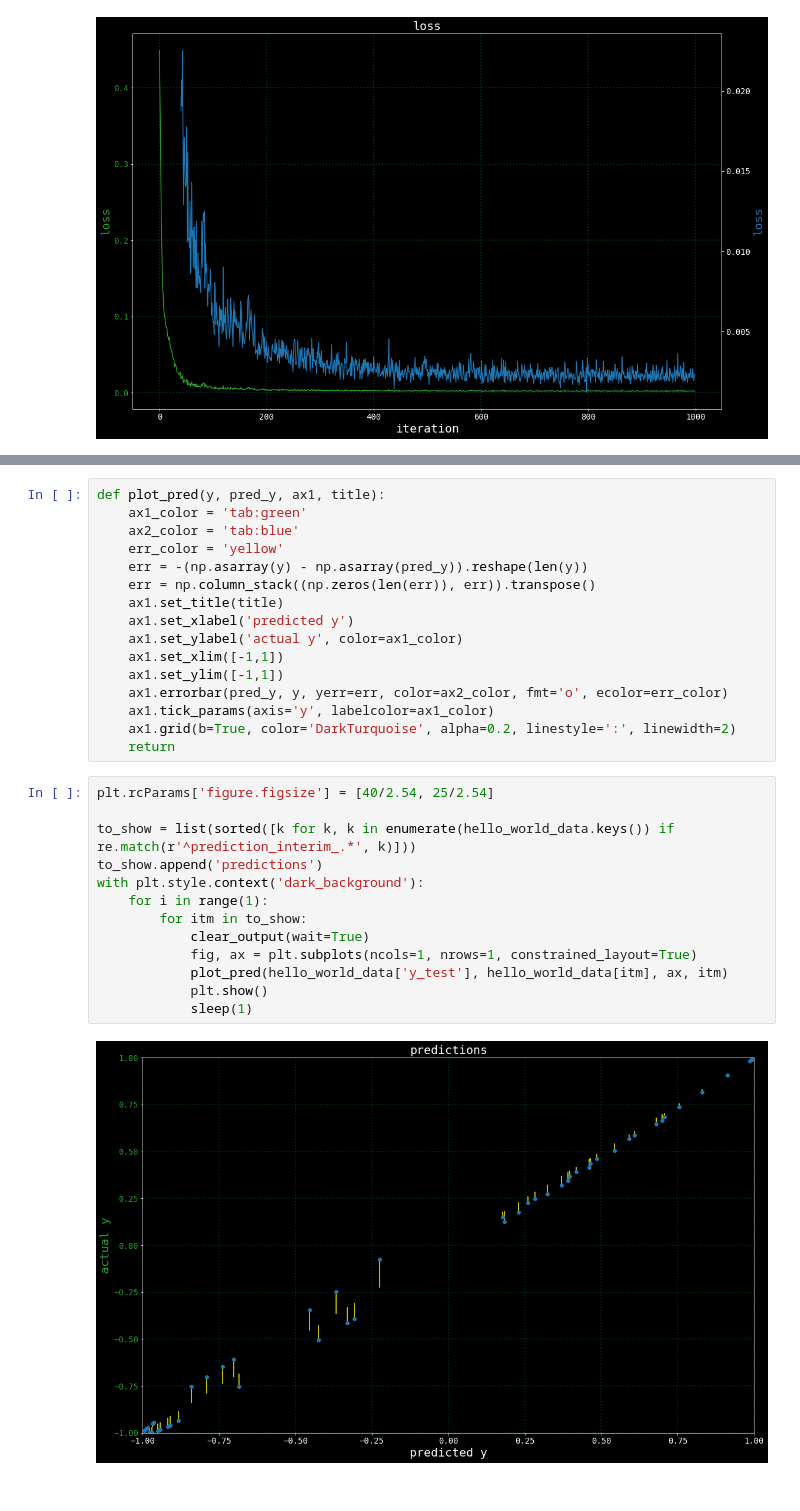
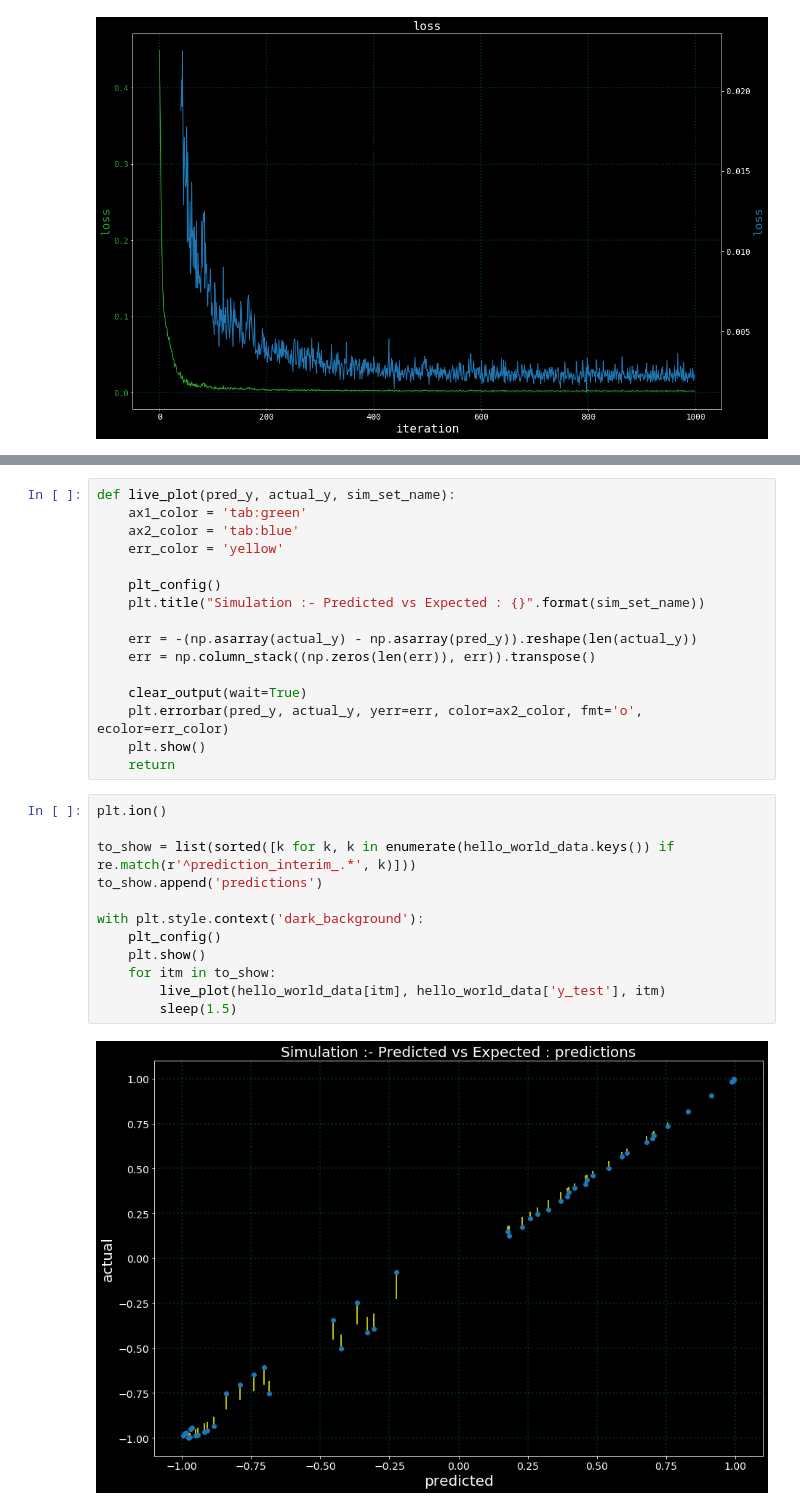
Before and after one commit to parrisma/RL-Intuition, a Jupyter notebook: src/tictactoe/experiment2/experiment2.ipynb, the cells around one changed output, grey strips where cells are left out. Cells and saved outputs as stored; diff of their text form.

Commit message:
animated plot on experiment j lab notebook

```diff
--- a/src/tictactoe/experiment2/experiment2.ipynb
+++ b/src/tictactoe/experiment2/experiment2.ipynb
@@ -145,31 +159,30 @@ with plt.style.context('dark_background'):
 # %%
-def plot_pred(y, pred_y, ax1, title):
+def live_plot(pred_y, actual_y, sim_set_name):
     ax1_color = 'tab:green'
     ax2_color = 'tab:blue'
     err_color = 'yellow'
-    err = -(np.asarray(y) - np.asarray(pred_y)).reshape(len(y))
+
+    plt_config()
+    plt.title("Simulation :- Predicted vs Expected : {}".format(sim_set_name))
+
+    err = -(np.asarray(actual_y) - np.asarray(pred_y)).reshape(len(actual_y))
     err = np.column_stack((np.zeros(len(err)), err)).transpose()
-    ax1.set_title(title)
-    ax1.set_xlabel('predicted y')
-    ax1.set_ylabel('actual y', color=ax1_color)
-    ax1.set_xlim([-1,1])
-    ax1.set_ylim([-1,1])
-    ax1.errorbar(pred_y, y, yerr=err, color=ax2_color, fmt='o', ecolor=err_color)
-    ax1.tick_params(axis='y', labelcolor=ax1_color)
-    ax1.grid(b=True, color='DarkTurquoise', alpha=0.2, linestyle=':', linewidth=2)
+
+    clear_output(wait=True)
+    plt.errorbar(pred_y, actual_y, yerr=err, color=ax2_color, fmt='o', ecolor=err_color)
+    plt.show()
     return
 # %%
-plt.rcParams['figure.figsize'] = [40/2.54, 25/2.54]
+plt.ion()
 
 to_show = list(sorted([k for k, k in enumerate(hello_world_data.keys()) if re.match(r'^prediction_interim_.*', k)]))
 to_show.append('predictions')
+
 with plt.style.context('dark_background'):
-    for i in range(1):
-        for itm in to_show:
-            clear_output(wait=True)
-            fig, ax = plt.subplots(ncols=1, nrows=1, constrained_layout=True)
-            plot_pred(hello_world_data['y_test'], hello_world_data[itm], ax, itm)
-            plt.show()
-            sleep(1)
+    plt_config()
+    plt.show()
+    for itm in to_show:
+        live_plot(hello_world_data[itm], hello_world_data['y_test'], itm)
+        sleep(1.5)
 # %% [output]
-[figure, old version]
+[figure, new version]
```
Also changed, not shown: parts of 3 cells of this notebook.
